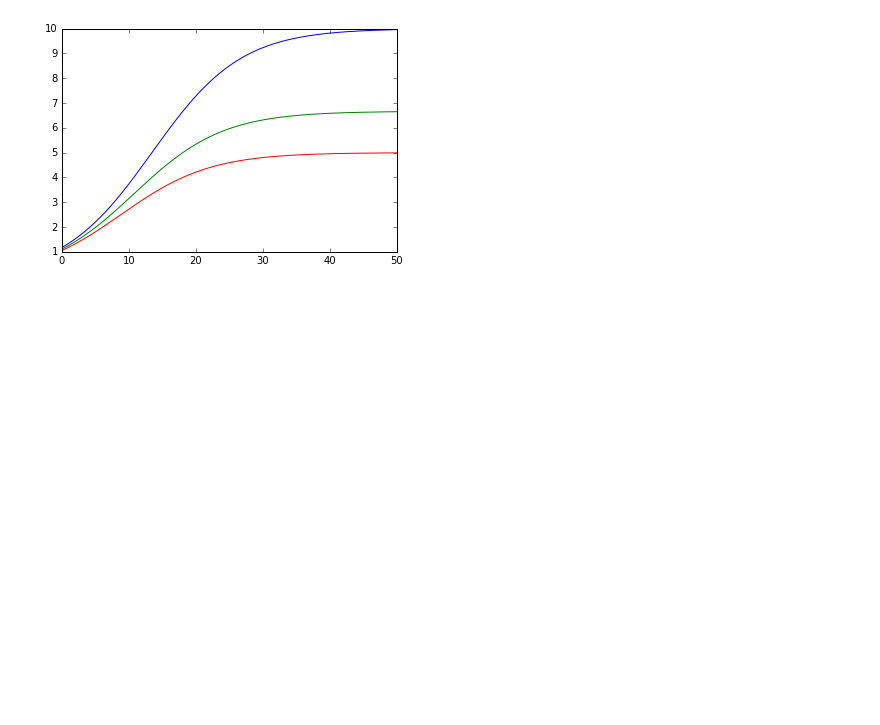
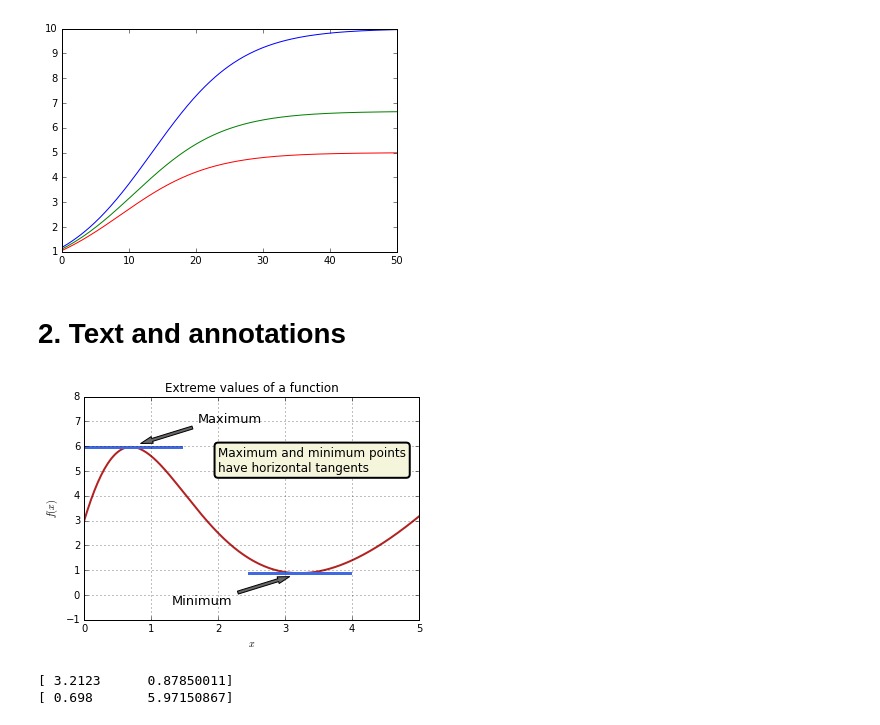
Before and after one commit to andersy005/Python-Quest, a Jupyter notebook: my_notebooks/Matplotlib.ipynb, the cells around one changed output. Cells and saved outputs as stored; diff of their text form; code cells hidden in the pictures; blank space fills up the shorter version.

Commit message:
Text and Annotations

```diff
--- a/my_notebooks/Matplotlib.ipynb
+++ b/my_notebooks/Matplotlib.ipynb
@@ -53,3 +53,51 @@ plot(tvalues, logistic1(tvalues),
  <matplotlib.lines.Line2D at 0x...>,
  <matplotlib.lines.Line2D at 0x...>]
 [figure]
+# %% [markdown]
+# 2. Text and annotations
+# %%
+f = lambda x: (x**3 - 6*x**2 + 9*x + 3)/ (1 + 0.25*x**2)
+xvalues = linspace(0, 5, 200)
+# %%
+plot(xvalues, f(xvalues), lw=2, color='FireBrick')
+axis([0, 5, -1, 8])
+grid()
+xlabel('$x$')
+ylabel('$f(x)$')
+title('Extreme values of a function')
+
+arrow_props = dict(facecolor='DimGray', width=3, shrink=0.05, headwidth=7)
+delta = array([0.1, 0.1])
+offset = array([1.0, .85])
+
+annotate('Maximum', xy=p_max+delta, xytext=p_max+offset,
+            arrowprops=arrow_props, verticalalignment='bottom',
+            horizontalalignment='left', fontsize=13)
+annotate('Minimum', xy=p_min-delta, xytext=p_min-offset,
+            arrowprops=arrow_props, verticalalignment='top',
+            horizontalalignment='right', fontsize=13)
+
+bbox_props = dict(boxstyle='round', lw=2, fc='Beige')
+text(2, 6, 'Maximum and minimum points\nhave horizontal tangents',
+    bbox= bbox_props, fontsize=12, verticalalignment='top')
+
+plot([x_min - 0.75, x_min+0.75], [f_min, f_min],
+    color='RoyalBlue', lw=3)
+
+plot([x_max - 0.75, x_max+0.75], [f_max, f_max],
+    color='RoyalBlue', lw=3)
+None
+# %% [output]
+[figure, added]
+# %%
+x_min = 3.2123
+f_min = f(x_min)
+x_max = 0.698
+f_max = f(x_max)
+p_min = array([x_min, f_min])
+p_max = array([x_max, f_max])
+print p_min
+print p_max
+# %% [output]
+[ 3.2123      0.87850011]
+[ 0.698       5.97150867]
```
